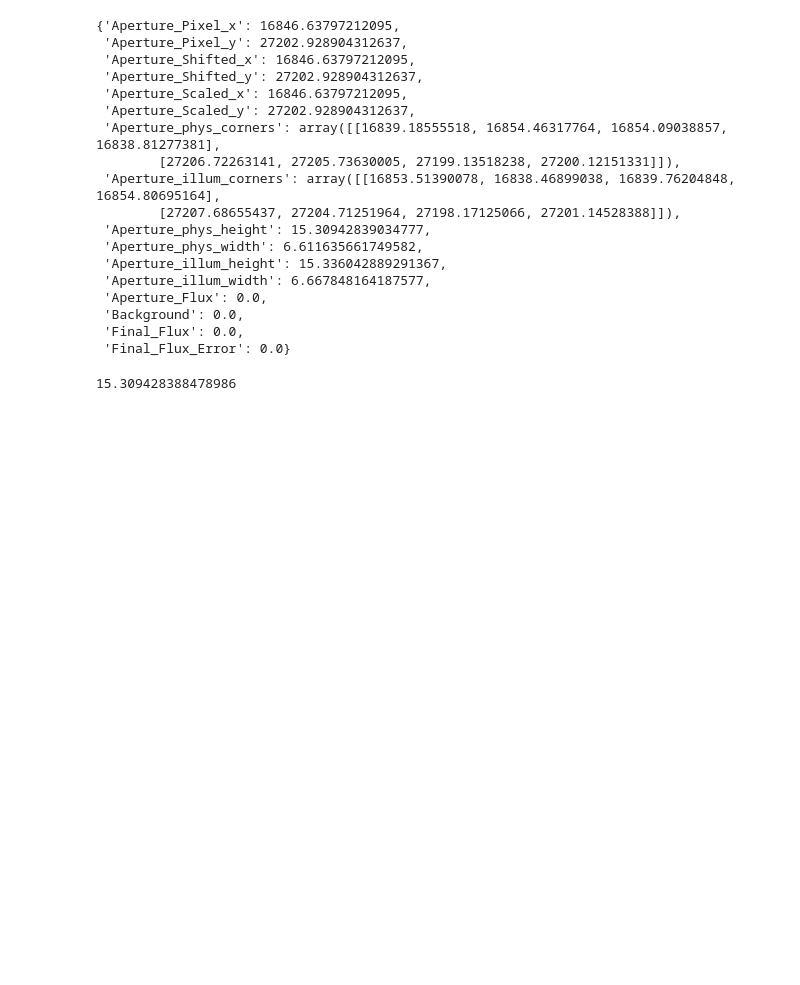
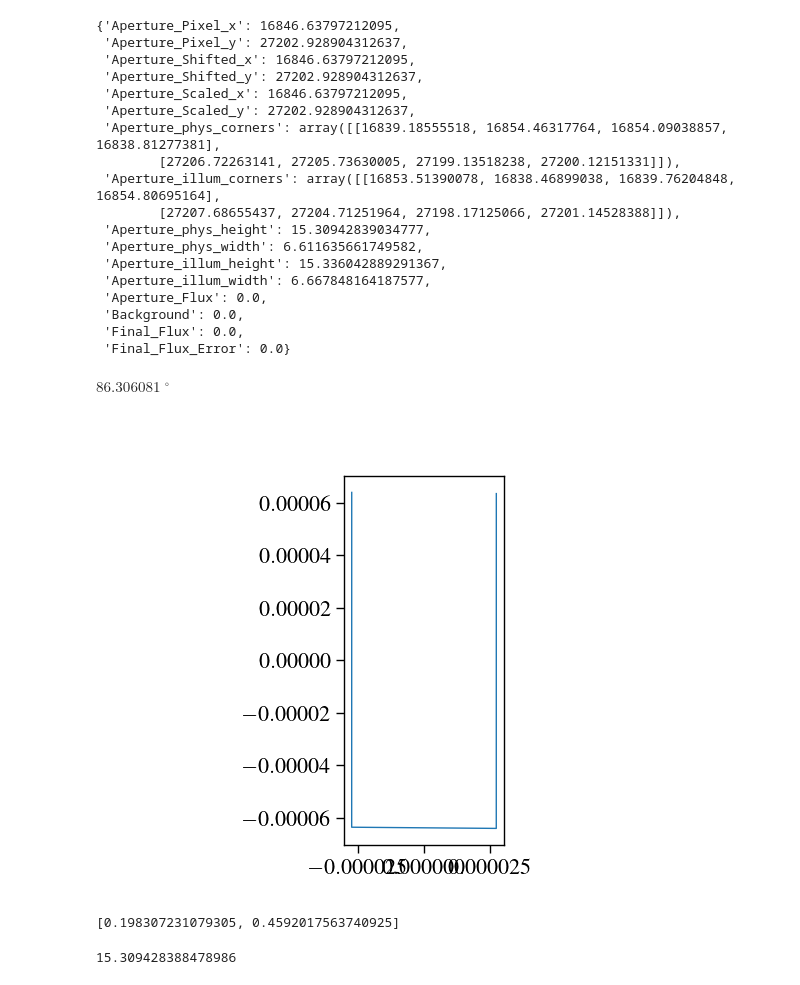
Before and after one commit to ImaanBontle/apo-phot, a Jupyter notebook: Apo_Phot.ipynb, the cells around one changed output. Saved outputs shown, nothing was run; the diff lists cells and outputs as text; code cells hidden in the pictures; blank space fills up the shorter version.

```diff
--- a/Apo_Phot.ipynb
+++ b/Apo_Phot.ipynb
@@ -216,8 +216,6 @@ Done.
 # Generalised Code
 # %% [markdown]
 Generalised code for all galaxies (see demo section for explanation of steps).
-# %%
-wcs_test = WCS(Longlist['F150W']['SCI']['header'])
 # %%
 Longlist['F150W'][0][58930]
 # %% [output]
@@ -239,6 +237,39 @@ Longlist['F150W'][0][58930]
  'Background': 0.0,
  'Final_Flux': 0.0,
  'Final_Flux_Error': 0.0}
+# %%
+test_array = np.array([[16839.18555518, 16854.46317764, 16854.09038857, 16838.81277381],
+        [27206.72263141, 27205.73630005, 27199.13518238, 27200.12151331]])
+test_theta = 90 * u.deg + (np.arctan((test_array[1][1] - test_array[1][0])/(test_array[0][1] - test_array[0][0])) * u.rad).to(u.deg)
+# %% [output]
+$86.306081 \; \mathrm{{}^{\circ}}$
+# %%
+test_array = np.array([[16839.18555518, 16854.46317764, 16854.09038857, 16838.81277381],
+        [27206.72263141, 27205.73630005, 27199.13518238, 27200.12151331]])
+test_theta = 90 * u.deg + (np.arctan((test_array[1][1] - test_array[1][0])/(test_array[0][1] - test_array[0][0])) * u.rad).to(u.deg)
+neg_rot_array = np.array(
+    [
+        [np.cos(-test_theta), -np.sin(-test_theta)],
+        [np.sin(-test_theta), np.cos(-test_theta)],
+    ]
+)
+test_array = test_array.transpose()
+test_array = np.append(np.array([[16846.63797212095, 27202.928904312637]]), test_array, axis=0)
+test_array = np.array([wcs_test.pixel_to_world_values(item[0], item[1]) for item in test_array])
+test_array = np.array([item - test_array[0] for item in test_array])
+test_array = np.array([item * np.array([np.cos(test_ref_phys[1]), 1]) for item in test_array])
+test_array = np.array([np.matmul(item, neg_rot_array) for item in test_array])
+test_dims = np.array([abs(test_array[3][0] - test_array[2][0]), abs(test_array[2][1] - test_array[1][1])])
+test_dims = [(item*u.deg).to(u.arcsec).value for item in test_dims]
+plt.close("all")
+plt.plot(test_array.transpose()[0][1:5], test_array.transpose()[1][1:5])
+plt.gca().set_aspect('equal')
+# %% [output]
+[figure, added]
+# %%
+test_dims
+# %% [output]
+[0.198307231079305, 0.4592017563740925]
 # %%
 np.sqrt(
         (16854.46317764 - 16839.18555518) ** 2 + (27205.73630005 - 27206.72263141) ** 2
```
Also changed, not shown: parts of 2 cells of this notebook.
